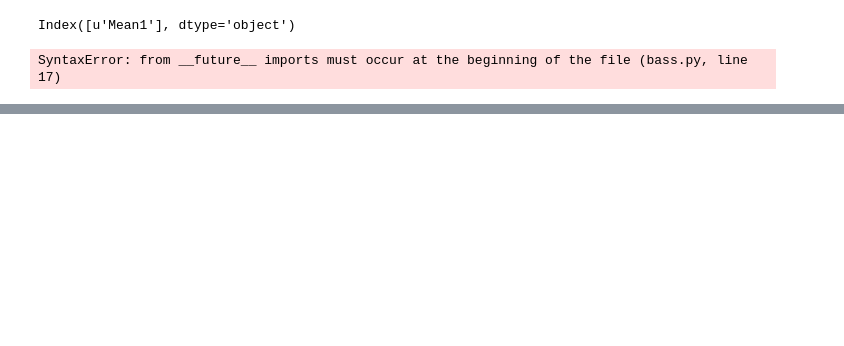
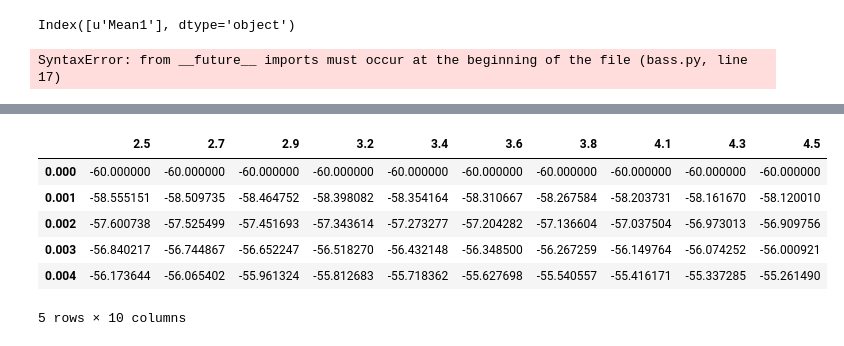
Before and after one commit to aedobyns/lab, a Jupyter notebook: RAIN for Batch Processing.ipynb, the cells around one changed output, grey strips where cells are left out. Drawn from its saved outputs; the diff is of its cells as text; code cells hidden in the pictures; blank space fills up the shorter version.

```diff
--- a/RAIN for Batch Processing.ipynb
+++ b/RAIN for Batch Processing.ipynb
@@ -2034,5 +2103,5 @@ data.index.name = 'Time(s)'
 # %%
-roi = 'Mean1'
+roi = '2.5'
 if Settings['Baseline Type'] == 'static':
     data_temp = Data['trans']
 elif Settings['Baseline Type'] == 'linear':
@@ -2123,0 +2213,19 @@ SyntaxError: from __future__ imports must occur at the beginning of the file (ba
+# %%
+milli = True
+new_index = []
+for i in data.index:
+    i = round(i, 4)
+    if milli == True:
+        i = i/1000
+    new_index.append(i)
+
+data.index = new_index
+data.head()
+# %% [output]
+|  | 2.5 | 2.7 | 2.9 | 3.2 | 3.4 | 3.6 | 3.8 | 4.1 | 4.3 | 4.5 |
+| 0.000 | -60.000000 | -60.000000 | -60.000000 | -60.000000 | -60.000000 | -60.000000 | -60.000000 | -60.000000 | -60.000000 | -60.000000 |
+| 0.001 | -58.555151 | -58.509735 | -58.464752 | -58.398082 | -58.354164 | -58.310667 | -58.267584 | -58.203731 | -58.161670 | -58.120010 |
+| 0.002 | -57.600738 | -57.525499 | -57.451693 | -57.343614 | -57.273277 | -57.204282 | -57.136604 | -57.037504 | -56.973013 | -56.909756 |
+| 0.003 | -56.840217 | -56.744867 | -56.652247 | -56.518270 | -56.432148 | -56.348500 | -56.267259 | -56.149764 | -56.074252 | -56.000921 |
+| 0.004 | -56.173644 | -56.065402 | -55.961324 | -55.812683 | -55.718362 | -55.627698 | -55.540557 | -55.416171 | -55.337285 | -55.261490 |
+5 rows × 10 columns
```
Also changed, not shown: parts of 12 cells of this notebook, 1 other file.
